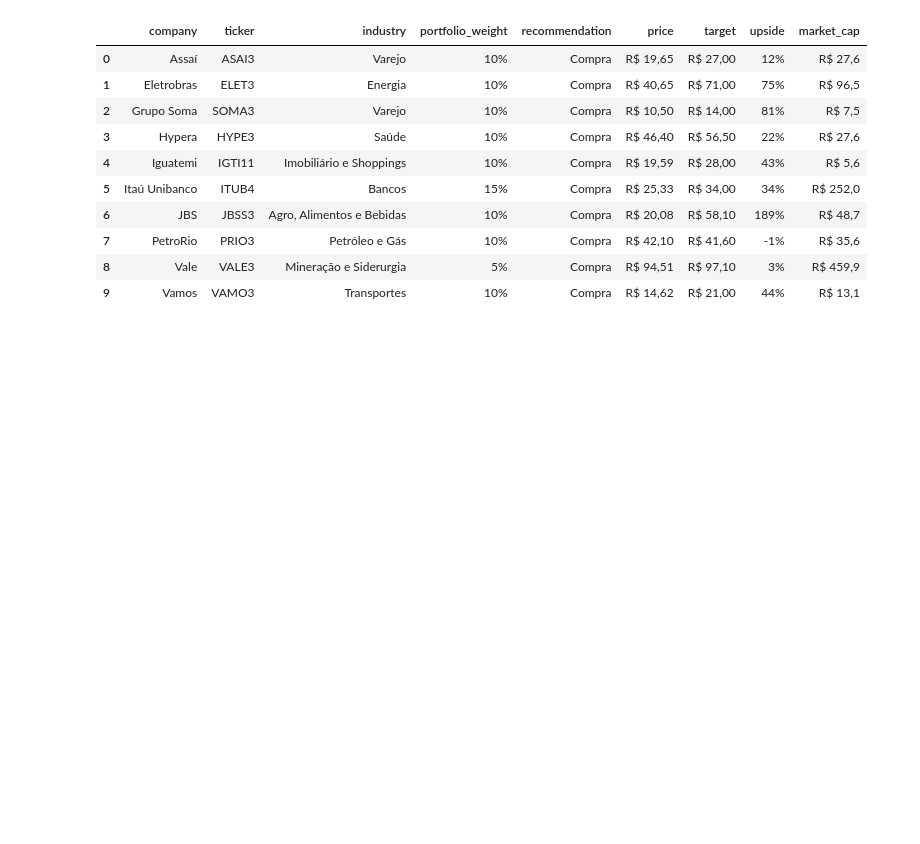
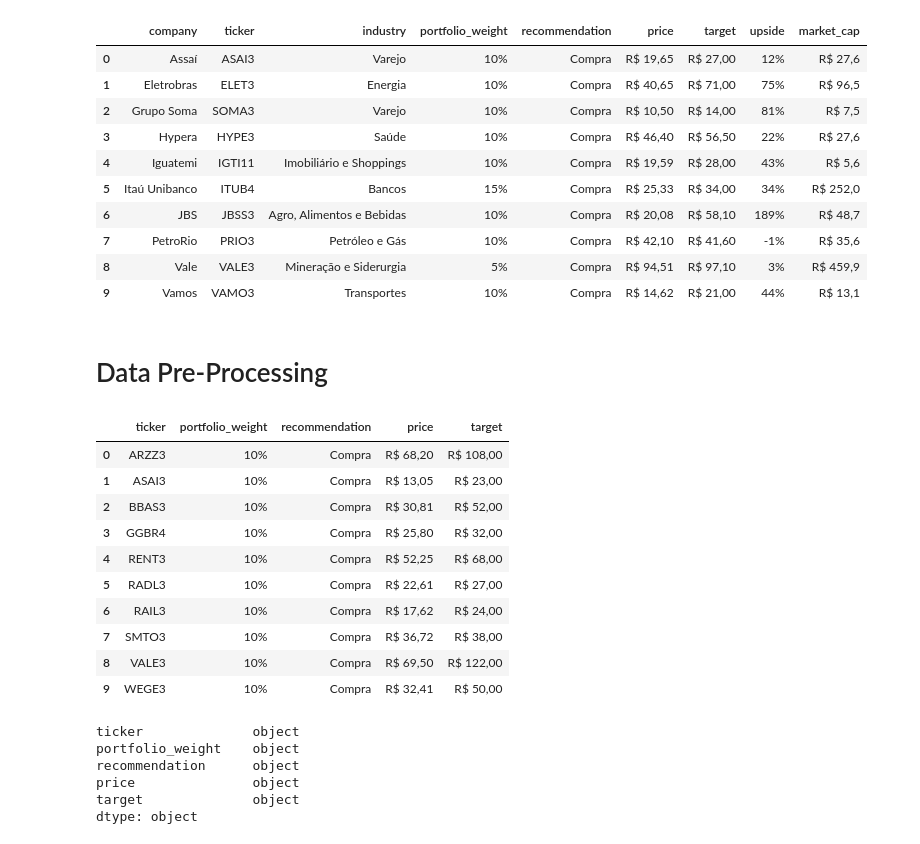
Before and after one commit to gabrielonishi/portifolio-balancing, a Jupyter notebook: notebooks/01-data-extraction.ipynb, the cells around one changed output. Saved outputs shown, nothing was run; the diff lists cells and outputs as text; code cells hidden in the pictures; blank space fills up the shorter version.

Commit message:
refactor(dirs): compiles data extraction and preprocess to same file

```diff
--- a/notebooks/01-data-extraction.ipynb
+++ b/notebooks/01-data-extraction.ipynb
@@ -169,5 +176,5 @@ columns = ['company', 'ticker', 'industry', 'portfolio_weight', 'recommendation'
 
 df.columns = columns
 
-data['2022-09'] = df
+raw_data['2022-09'] = df
 # %%
@@ -201,4 +208,41 @@ Extracted table from 2023-02
 | 8 | Vale | VALE3 | Mineração e Siderurgia | 5% | Compra | R$ 94,51 | R$ 97,10 | 3% | R$ 459,9 |
 | 9 | Vamos | VAMO3 | Transportes | 10% | Compra | R$ 14,62 | R$ 21,00 | 44% | R$ 13,1 |
 # %%
-data['2023-02'] = df
+raw_data['2023-02'] = df
+# %%
+with open(RAW_DATA_DIR / 'compiled' / 'data.pkl', 'wb') as f:
+    pickle.dump(raw_data, f)
+# %% [markdown]
+# Data Pre-Processing
+# %%
+with open(RAW_DATA_DIR / 'compiled' / 'data.pkl', 'rb') as f:
+    raw_data = pickle.load(f)
+# %%
+# Deepcopy raw_data
+data = copy.deepcopy(raw_data)
+example = data['2021-12']
+
+# Delete unused columns
+unused_columns = ['company', 'industry', 'upside', 'market_cap']
+for key in data.keys():
+    data[key].drop(columns=unused_columns, inplace=True)
+display(example)
+print(example.dtypes)
+# %% [output]
+|  | ticker | portfolio_weight | recommendation | price | target |
+| 0 | ARZZ3 | 10% | Compra | R$ 68,20 | R$ 108,00 |
+| 1 | ASAI3 | 10% | Compra | R$ 13,05 | R$ 23,00 |
+| 2 | BBAS3 | 10% | Compra | R$ 30,81 | R$ 52,00 |
+| 3 | GGBR4 | 10% | Compra | R$ 25,80 | R$ 32,00 |
+| 4 | RENT3 | 10% | Compra | R$ 52,25 | R$ 68,00 |
+| 5 | RADL3 | 10% | Compra | R$ 22,61 | R$ 27,00 |
+| 6 | RAIL3 | 10% | Compra | R$ 17,62 | R$ 24,00 |
+| 7 | SMTO3 | 10% | Compra | R$ 36,72 | R$ 38,00 |
+| 8 | VALE3 | 10% | Compra | R$ 69,50 | R$ 122,00 |
+| 9 | WEGE3 | 10% | Compra | R$ 32,41 | R$ 50,00 |
+ticker              object
+portfolio_weight    object
+recommendation      object
+price               object
+target              object
+dtype: object
```
Also changed, not shown: parts of 9 cells of this notebook, 33 other files.
